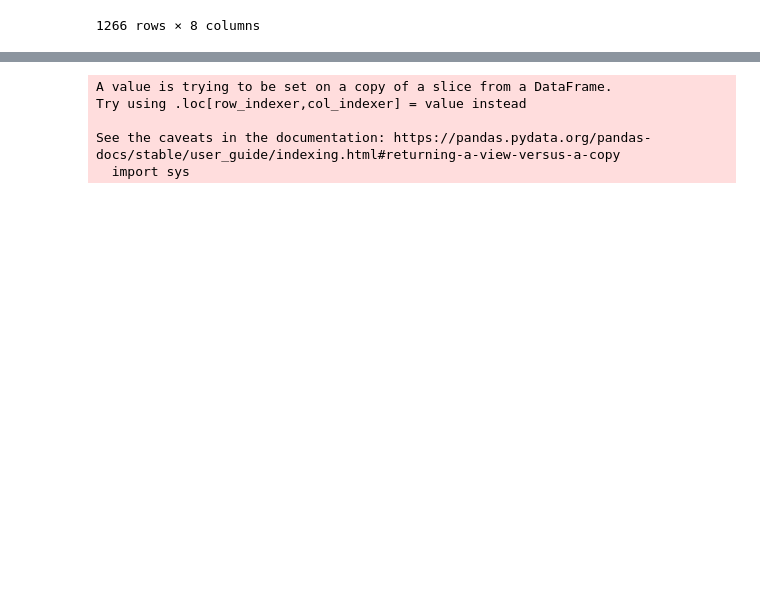
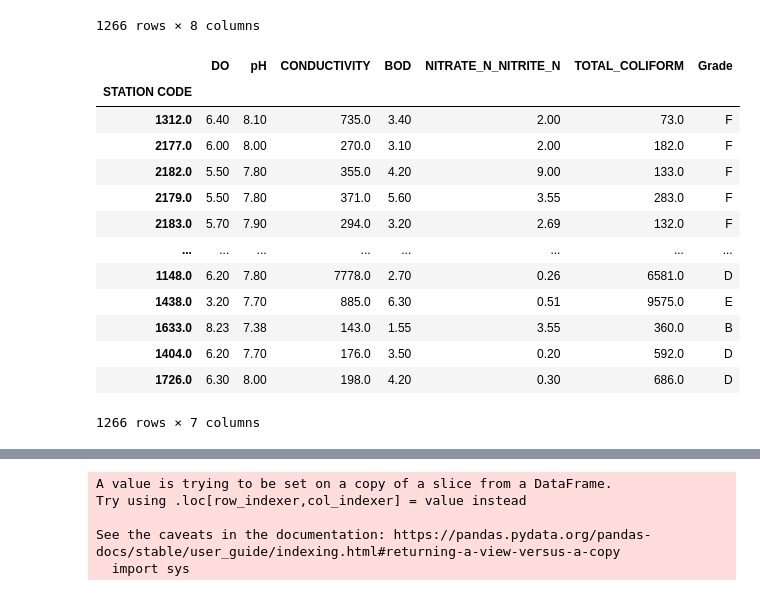
Before and after one commit to Lamismn/Water_Potability_Classification, a Jupyter notebook: ind_water_preprocessing.ipynb, the cells around one changed output, grey strips where cells are left out. Saved outputs shown, nothing was run; the diff lists cells and outputs as text; code cells hidden in the pictures; blank space fills up the shorter version.

```diff
--- a/ind_water_preprocessing.ipynb
+++ b/ind_water_preprocessing.ipynb
@@ -275,3 +292,20 @@ See the caveats in the documentation: https://pandas.pydata.org/pandas-docs/stab
 | 1748 | 1404.0 | 6.20 | 7.70 | 176.0 | 3.50 | 0.20 | 592.0 | D |
 | 1749 | 1726.0 | 6.30 | 8.00 | 198.0 | 4.20 | 0.30 | 686.0 | D |
 1266 rows × 8 columns
+# %%
+water_par.set_index(['STATION CODE'])
+# %% [output]
+|  | DO | pH | CONDUCTIVITY | BOD | NITRATE_N_NITRITE_N | TOTAL_COLIFORM | Grade |
+| STATION CODE |  |  |  |  |  |  |  |
+| 1312.0 | 6.40 | 8.10 | 735.0 | 3.40 | 2.00 | 73.0 | F |
+| 2177.0 | 6.00 | 8.00 | 270.0 | 3.10 | 2.00 | 182.0 | F |
+| 2182.0 | 5.50 | 7.80 | 355.0 | 4.20 | 9.00 | 133.0 | F |
+| 2179.0 | 5.50 | 7.80 | 371.0 | 5.60 | 3.55 | 283.0 | F |
+| 2183.0 | 5.70 | 7.90 | 294.0 | 3.20 | 2.69 | 132.0 | F |
+| ... | ... | ... | ... | ... | ... | ... | ... |
+| 1148.0 | 6.20 | 7.80 | 7778.0 | 2.70 | 0.26 | 6581.0 | D |
+| 1438.0 | 3.20 | 7.70 | 885.0 | 6.30 | 0.51 | 9575.0 | E |
+| 1633.0 | 8.23 | 7.38 | 143.0 | 1.55 | 3.55 | 360.0 | B |
+| 1404.0 | 6.20 | 7.70 | 176.0 | 3.50 | 0.20 | 592.0 | D |
+| 1726.0 | 6.30 | 8.00 | 198.0 | 4.20 | 0.30 | 686.0 | D |
+1266 rows × 7 columns
```
Also changed, not shown: parts of 16 cells of this notebook, 4 other files.
